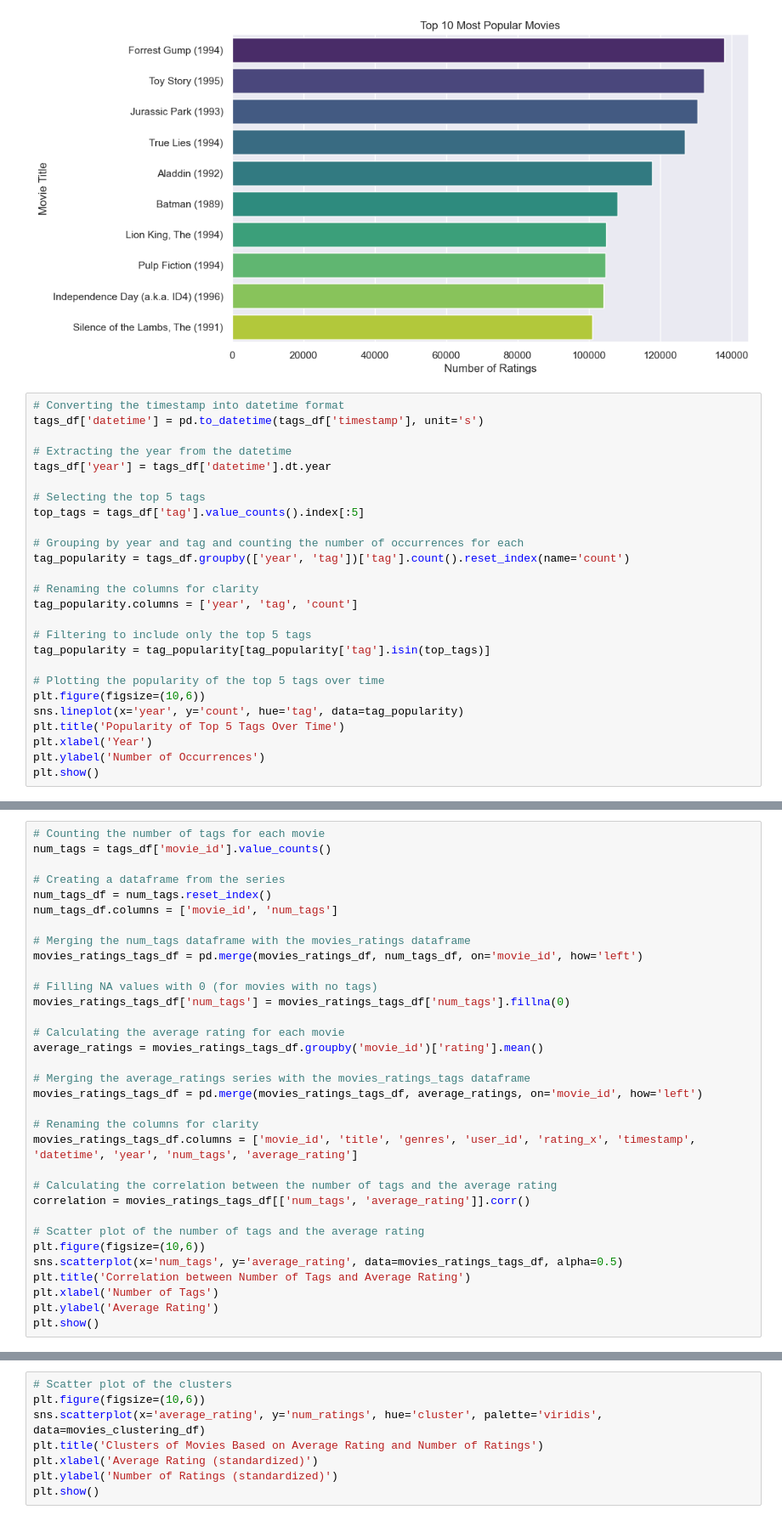
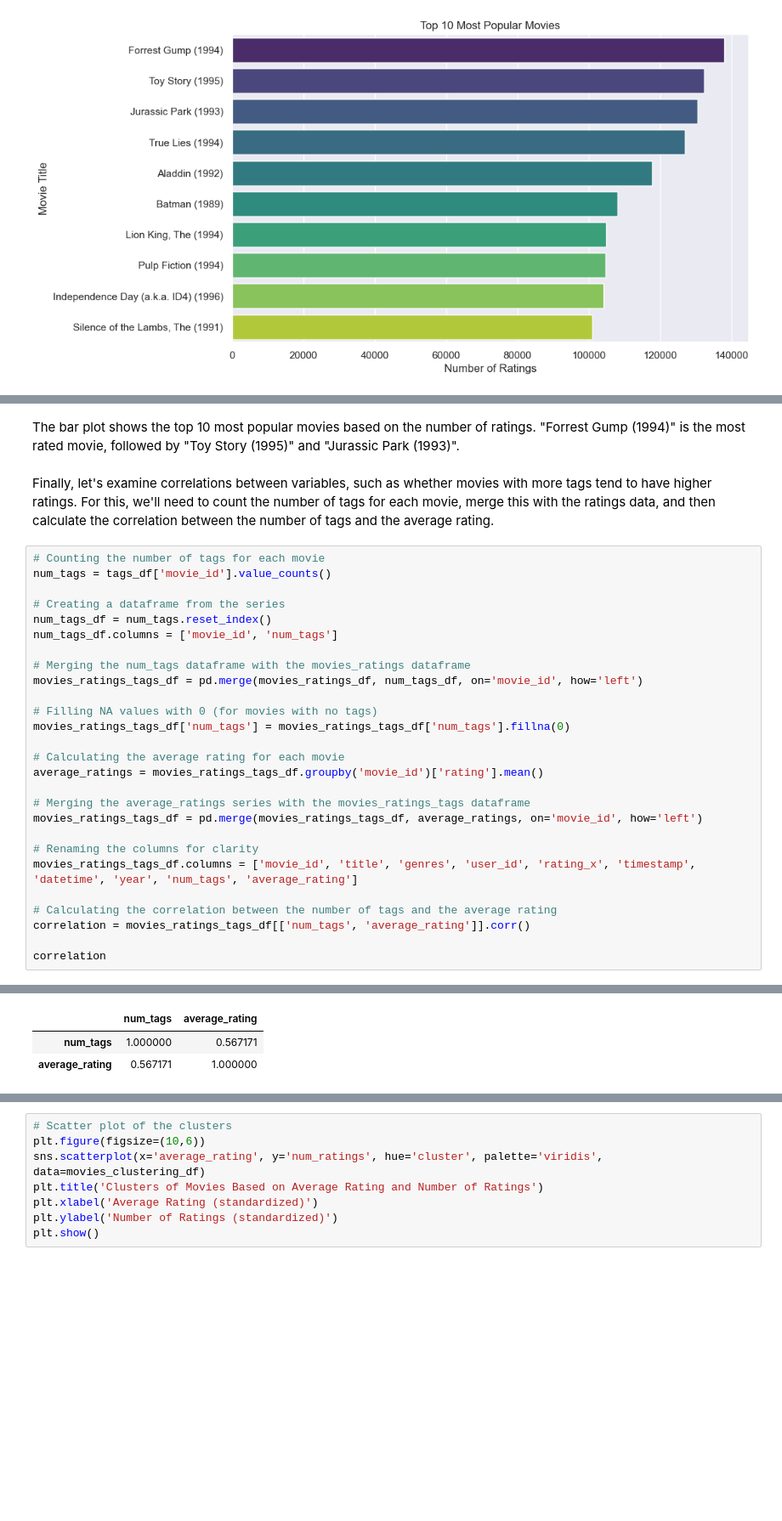
Before and after one commit to svl27/hybrid_recommender_system, a Jupyter notebook: rec_final.ipynb, the cells around one changed output, grey strips where cells are left out. Shown at 85% size. Saved outputs shown, nothing was run; the diff lists cells and outputs as text; blank space fills up the shorter version.

```diff
--- a/rec_final.ipynb
+++ b/rec_final.ipynb
@@ -224,29 +291,3 @@ plt.ylabel('Movie Title')
 plt.show()
 # %% [output]
 [figure]
-# %%
-# Converting the timestamp into datetime format
-tags_df['datetime'] = pd.to_datetime(tags_df['timestamp'], unit='s')
-
-# Extracting the year from the datetime
-tags_df['year'] = tags_df['datetime'].dt.year
-
-# Selecting the top 5 tags
-top_tags = tags_df['tag'].value_counts().index[:5]
-
-# Grouping by year and tag and counting the number of occurrences for each
-tag_popularity = tags_df.groupby(['year', 'tag'])['tag'].count().reset_index(name='count')
-
-# Renaming the columns for clarity
-tag_popularity.columns = ['year', 'tag', 'count']
-
-# Filtering to include only the top 5 tags
-tag_popularity = tag_popularity[tag_popularity['tag'].isin(top_tags)]
-
-# Plotting the popularity of the top 5 tags over time
-plt.figure(figsize=(10,6))
-sns.lineplot(x='year', y='count', hue='tag', data=tag_popularity)
-plt.title('Popularity of Top 5 Tags Over Time')
-plt.xlabel('Year')
-plt.ylabel('Number of Occurrences')
-plt.show()
@@ -255,3 +294,7 @@ plt.show()
+# %% [markdown]
+The bar plot shows the top 10 most popular movies based on the number of ratings. "Forrest Gump (1994)" is the most rated movie, followed by "Toy Story (1995)" and "Jurassic Park (1993)".
+# %% [markdown]
+Finally, let's examine correlations between variables, such as whether movies with more tags tend to have higher ratings. For this, we'll need to count the number of tags for each movie, merge this with the ratings data, and then calculate the correlation between the number of tags and the average rating.
 # %%
 # Counting the number of tags for each movie
 num_tags = tags_df['movie_id'].value_counts()
@@ -278,11 +321,5 @@ movies_ratings_tags_df.columns = ['movie_id', 'title', 'genres', 'user_id', 'rat
 # Calculating the correlation between the number of tags and the average rating
 correlation = movies_ratings_tags_df[['num_tags', 'average_rating']].corr()
 
-# Scatter plot of the number of tags and the average rating
-plt.figure(figsize=(10,6))
-sns.scatterplot(x='num_tags', y='average_rating', data=movies_ratings_tags_df, alpha=0.5)
-plt.title('Correlation between Number of Tags and Average Rating')
-plt.xlabel('Number of Tags')
-plt.ylabel('Average Rating')
-plt.show()
+correlation
 # %% [output]
@@ -289,0 +326,3 @@ plt.show()
+|  | num_tags | average_rating |
+| num_tags | 1.000000 | 0.567171 |
+| average_rating | 0.567171 | 1.000000 |
```
Also changed, not shown: parts of 49 cells of this notebook.
